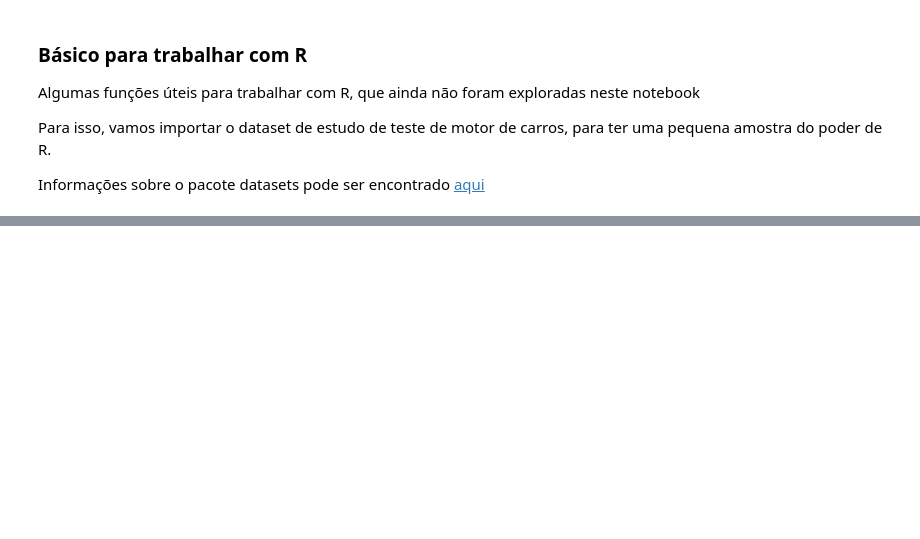
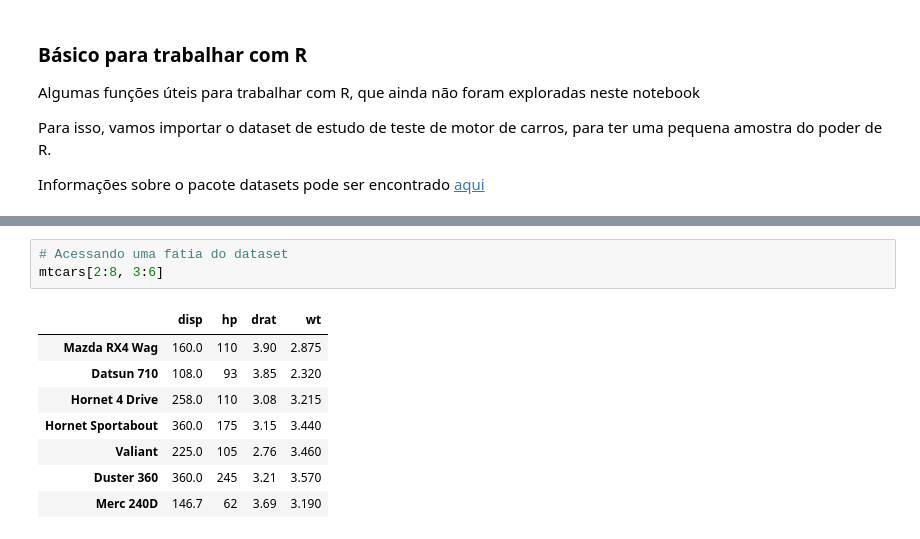
Before and after one commit to danielmbicalho/pequena-intro-datascience, a Jupyter notebook: introducao_r.ipynb, the cells around one changed output, grey strips where cells are left out. Drawn from its saved outputs; the diff is of its cells as text; blank space fills up the shorter version.

```diff
--- a/introducao_r.ipynb
+++ b/introducao_r.ipynb
@@ -224,0 +277,12 @@ tail(mtcars)
+# %%
+# Acessando uma fatia do dataset
+mtcars[2:8, 3:6]
+# %% [output]
+|  | disp | hp | drat | wt |
+| Mazda RX4 Wag | 160.0 | 110 | 3.90 | 2.875 |
+| Datsun 710 | 108.0 | 93 | 3.85 | 2.320 |
+| Hornet 4 Drive | 258.0 | 110 | 3.08 | 3.215 |
+| Hornet Sportabout | 360.0 | 175 | 3.15 | 3.440 |
+| Valiant | 225.0 | 105 | 2.76 | 3.460 |
+| Duster 360 | 360.0 | 245 | 3.21 | 3.570 |
+| Merc 240D | 146.7 | 62 | 3.69 | 3.190 |
```
Also changed, not shown: parts of 13 cells of this notebook, 1 other file.
